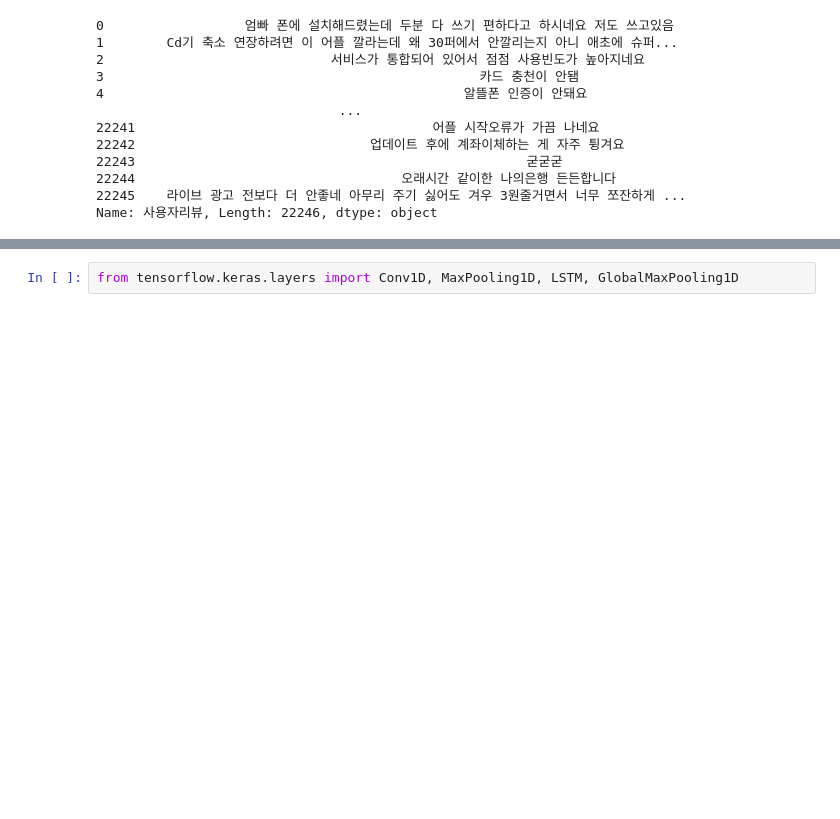
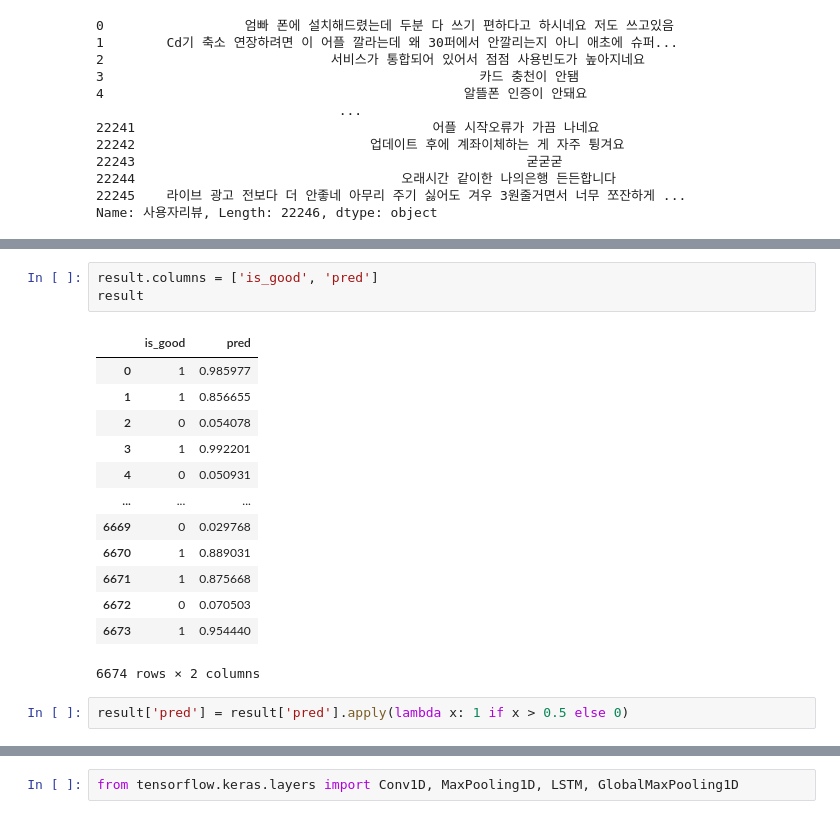
Before and after one commit to y25p/fintech_yeop, a Jupyter notebook: 06deep_learning/11RNN으로_금융앱리뷰_분석하기.ipynb, the cells around one changed output, grey strips where cells are left out. Cells and saved outputs as stored; diff of their text form; blank space fills up the shorter version.

```diff
--- a/06deep_learning/11RNN으로_금융앱리뷰_분석하기.ipynb
+++ b/06deep_learning/11RNN으로_금융앱리뷰_분석하기.ipynb
@@ -97,0 +363,19 @@ mecab.morphs(train_data['사용자리뷰'][0]) # 형태소쪼개기
+# %%
+result.columns = ['is_good', 'pred']
+result
+# %% [output]
+|  | is_good | pred |
+| 0 | 1 | 0.985977 |
+| 1 | 1 | 0.856655 |
+| 2 | 0 | 0.054078 |
+| 3 | 1 | 0.992201 |
+| 4 | 0 | 0.050931 |
+| ... | ... | ... |
+| 6669 | 0 | 0.029768 |
+| 6670 | 1 | 0.889031 |
+| 6671 | 1 | 0.875668 |
+| 6672 | 0 | 0.070503 |
+| 6673 | 1 | 0.954440 |
+6674 rows × 2 columns
+# %%
+result['pred'] = result['pred'].apply(lambda x: 1 if x > 0.5 else 0)
```
Also changed, not shown: parts of 67 cells of this notebook, 8 other files.
